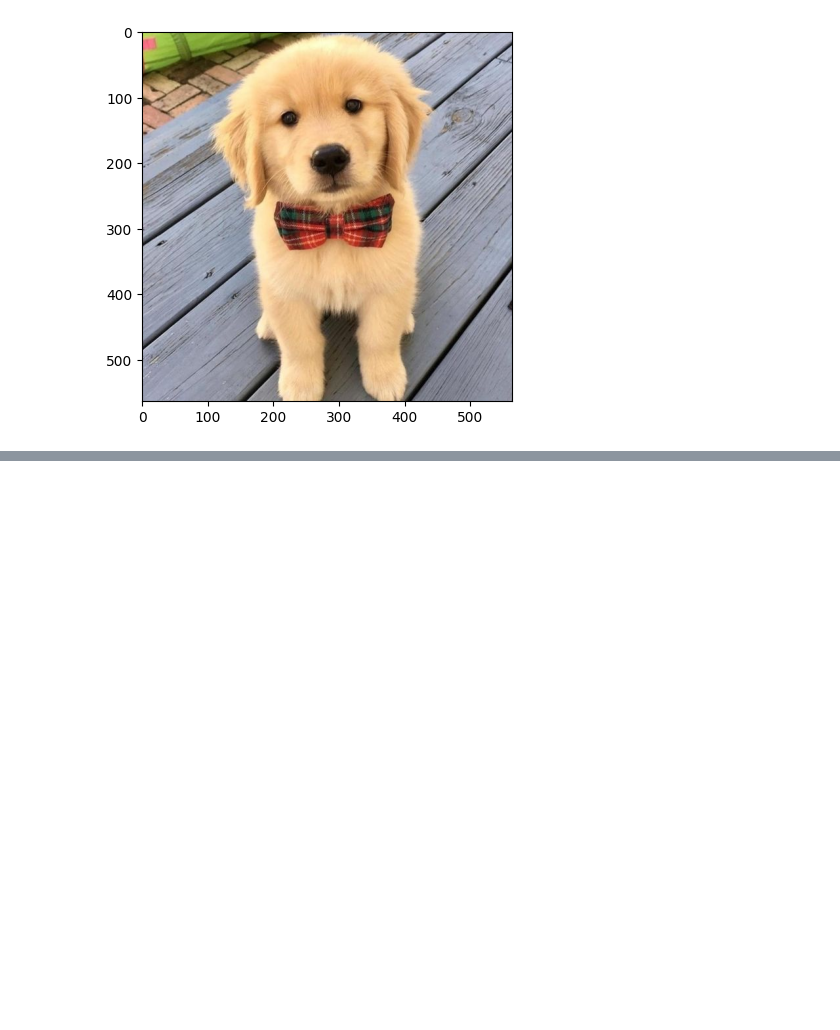
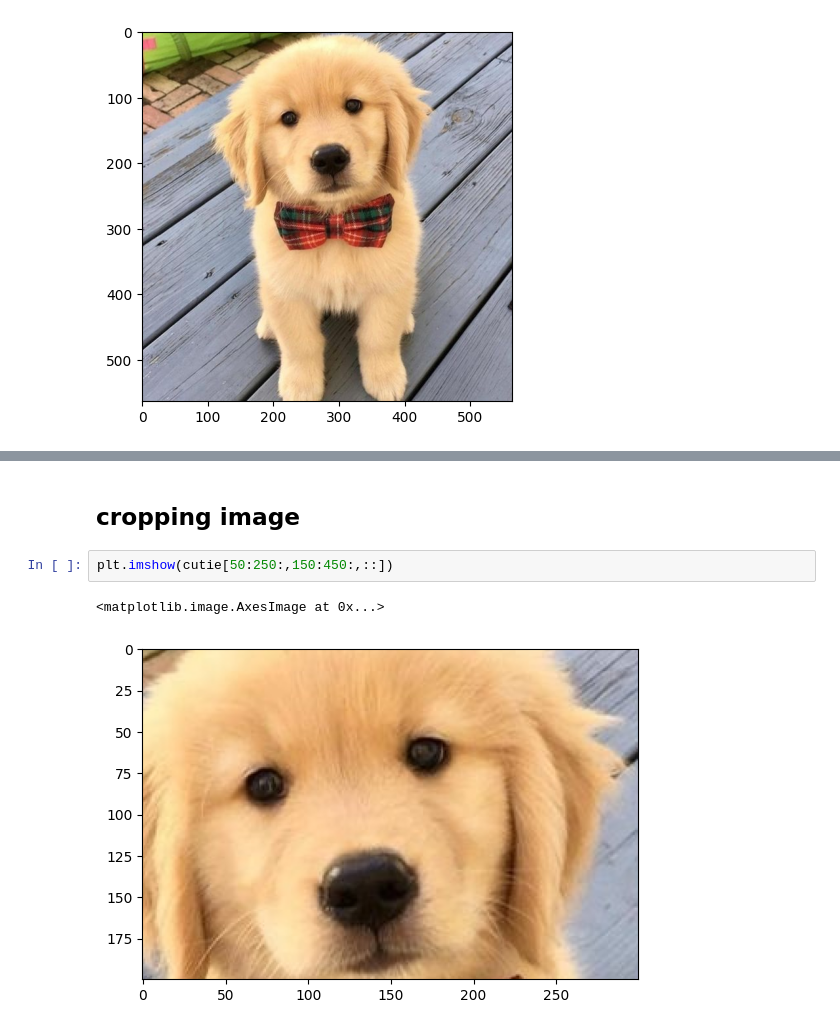
Before and after one commit to AntaraR12/Data-Science-PocketBook, a Jupyter notebook: numpy/image-processing.ipynb, the cells around one changed output, grey strips where cells are left out. Saved outputs shown, nothing was run; the diff lists cells and outputs as text; blank space fills up the shorter version.

```diff
--- a/numpy/image-processing.ipynb
+++ b/numpy/image-processing.ipynb
@@ -17,0 +26,7 @@ plt.imshow(cutie)
+# %% [markdown]
+## cropping image
+# %%
+plt.imshow(cutie[50:250:,150:450:,::])
+# %% [output]
+<matplotlib.image.AxesImage at 0x...>
+[figure, added]
```
Also changed, not shown: parts of 4 cells of this notebook.
